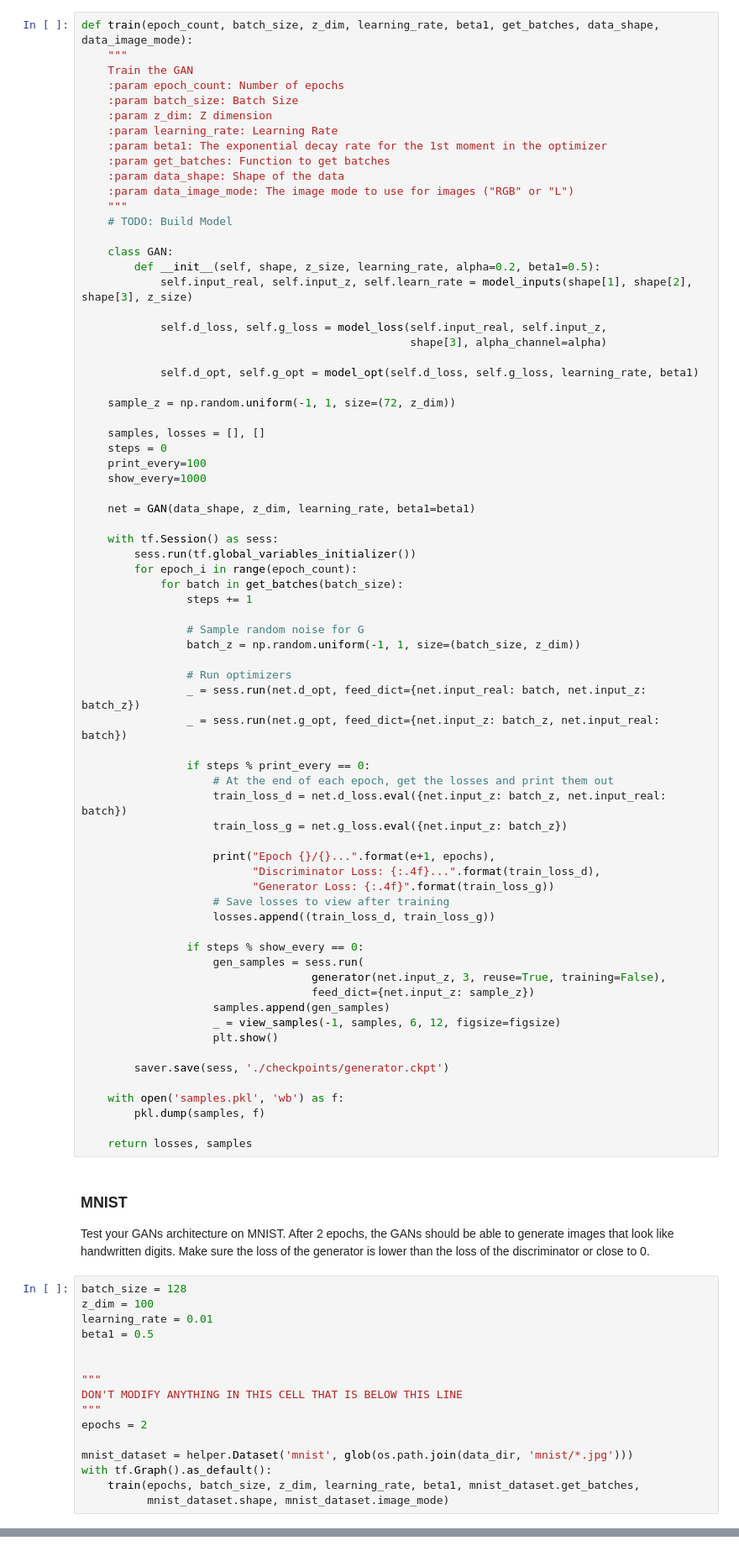
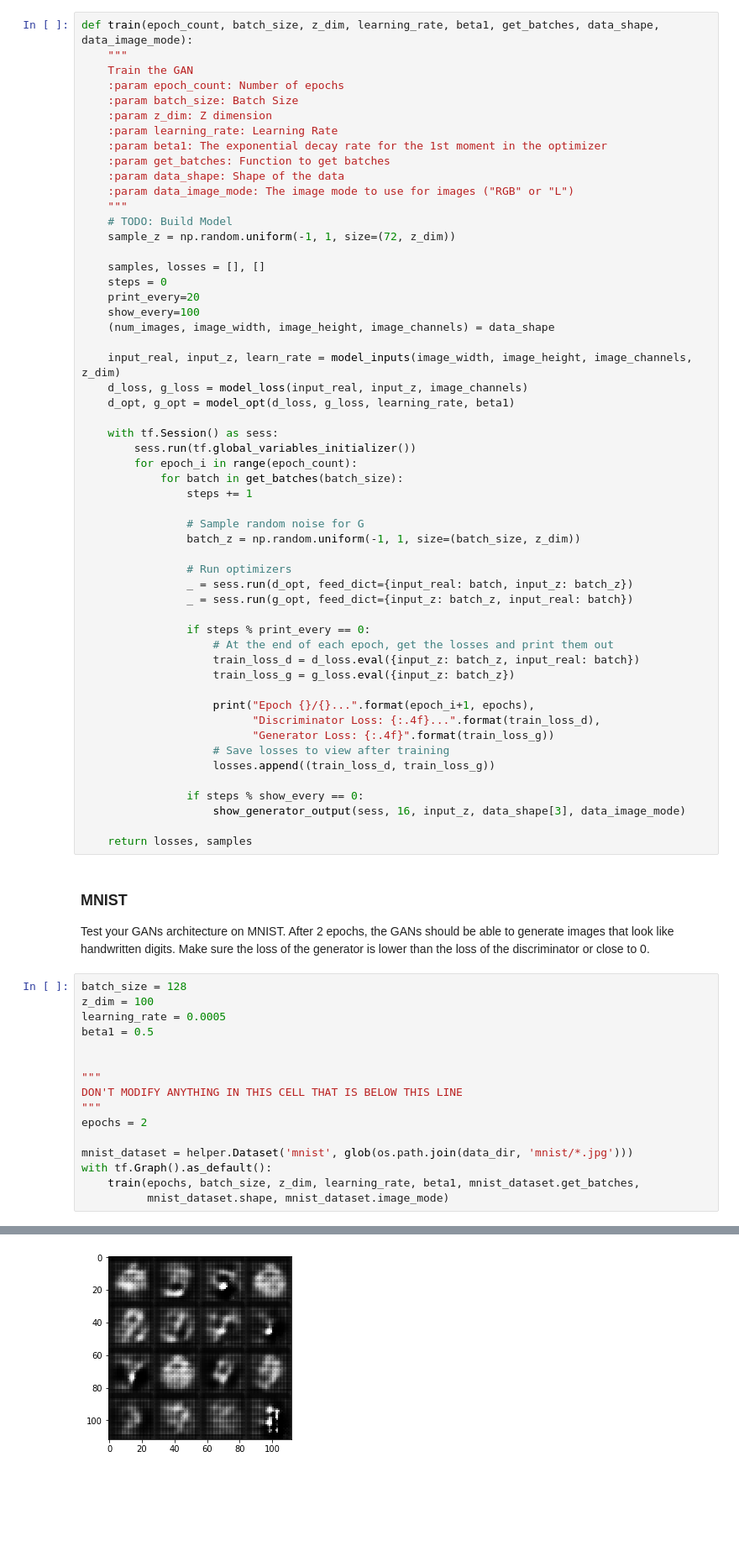
Before and after one commit to Scrier/udacity, a Jupyter notebook: Deep.Learning/5.Generative-Adversial-Networks/3.Project-Generate-Faces/dlnd_face_generation.ipynb, the cells around one changed output, grey strips where cells are left out. Shown at 84% size. Saved outputs shown, nothing was run; the diff lists cells and outputs as text; blank space fills up the shorter version.

```diff
--- a/Deep.Learning/5.Generative-Adversial-Networks/3.Project-Generate-Faces/dlnd_face_generation.ipynb
+++ b/Deep.Learning/5.Generative-Adversial-Networks/3.Project-Generate-Faces/dlnd_face_generation.ipynb
@@ -342,24 +353,17 @@ def train(epoch_count, batch_size, z_dim, learning_rate, beta1, get_batches, dat
     :param data_image_mode: The image mode to use for images ("RGB" or "L")
     """
     # TODO: Build Model
-
-    class GAN:
-        def __init__(self, shape, z_size, learning_rate, alpha=0.2, beta1=0.5):
-            self.input_real, self.input_z, self.learn_rate = model_inputs(shape[1], shape[2], shape[3], z_size)
-
-            self.d_loss, self.g_loss = model_loss(self.input_real, self.input_z,
-                                                  shape[3], alpha_channel=alpha)
-
-            self.d_opt, self.g_opt = model_opt(self.d_loss, self.g_loss, learning_rate, beta1)
-
     sample_z = np.random.uniform(-1, 1, size=(72, z_dim))
 
     samples, losses = [], []
     steps = 0
-    print_every=100
-    show_every=1000
+    print_every=20
+    show_every=100
+    (num_images, image_width, image_height, image_channels) = data_shape
 
-    net = GAN(data_shape, z_dim, learning_rate, beta1=beta1)
+    input_real, input_z, learn_rate = model_inputs(image_width, image_height, image_channels, z_dim)
+    d_loss, g_loss = model_loss(input_real, input_z, image_channels)
+    d_opt, g_opt = model_opt(d_loss, g_loss, learning_rate, beta1)
 
     with tf.Session() as sess:
         sess.run(tf.global_variables_initializer())
@@ -371,32 +375,22 @@ def train(epoch_count, batch_size, z_dim, learning_rate, beta1, get_batches, dat
                 batch_z = np.random.uniform(-1, 1, size=(batch_size, z_dim))
 
                 # Run optimizers
-                _ = sess.run(net.d_opt, feed_dict={net.input_real: batch, net.input_z: batch_z})
-                _ = sess.run(net.g_opt, feed_dict={net.input_z: batch_z, net.input_real: batch})
+                _ = sess.run(d_opt, feed_dict={input_real: batch, input_z: batch_z})
+                _ = sess.run(g_opt, feed_dict={input_z: batch_z, input_real: batch})
 
                 if steps % print_every == 0:
                     # At the end of each epoch, get the losses and print them out
-                    train_loss_d = net.d_loss.eval({net.input_z: batch_z, net.input_real: batch})
-                    train_loss_g = net.g_loss.eval({net.input_z: batch_z})
+                    train_loss_d = d_loss.eval({input_z: batch_z, input_real: batch})
+                    train_loss_g = g_loss.eval({input_z: batch_z})
 
-                    print("Epoch {}/{}...".format(e+1, epochs),
+                    print("Epoch {}/{}...".format(epoch_i+1, epochs),
                           "Discriminator Loss: {:.4f}...".format(train_loss_d),
                           "Generator Loss: {:.4f}".format(train_loss_g))
                     # Save losses to view after training
                     losses.append((train_loss_d, train_loss_g))
 
                 if steps % show_every == 0:
-                    gen_samples = sess.run(
-                                   generator(net.input_z, 3, reuse=True, training=False),
-                                   feed_dict={net.input_z: sample_z})
-                    samples.append(gen_samples)
-                    _ = view_samples(-1, samples, 6, 12, figsize=figsize)
-                    plt.show()
-
-        saver.save(sess, './checkpoints/generator.ckpt')
-
-    with open('samples.pkl', 'wb') as f:
-        pkl.dump(samples, f)
+                    show_generator_output(sess, 16, input_z, data_shape[3], data_image_mode)
 
     return losses, samples
 # %% [markdown]
@@ -405,7 +399,7 @@ Test your GANs architecture on MNIST.  After 2 epochs, the GANs should be able t
 # %%
 batch_size = 128
 z_dim = 100
-learning_rate = 0.01
+learning_rate = 0.0005
 beta1 = 0.5
 
 
@@ -422,0 +421 @@ KeyboardInterrupt:
+[figure, added]
```
Also changed, not shown: parts of 9 cells of this notebook.
